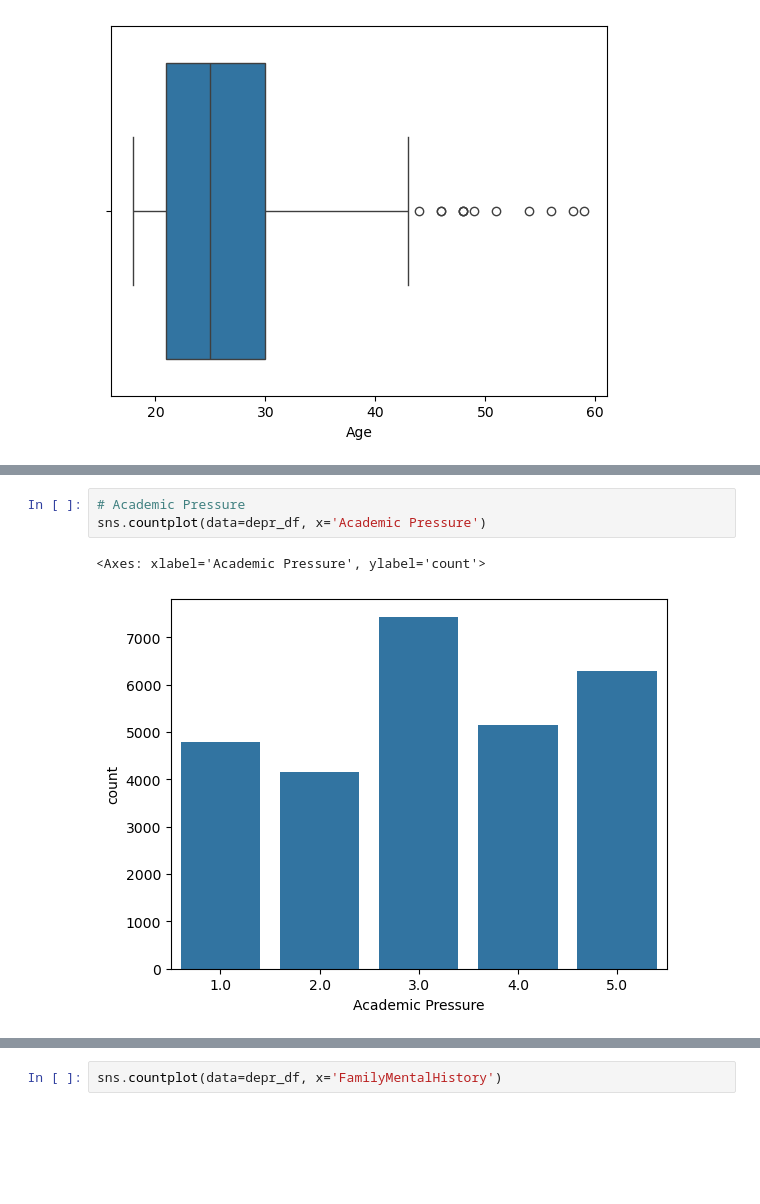
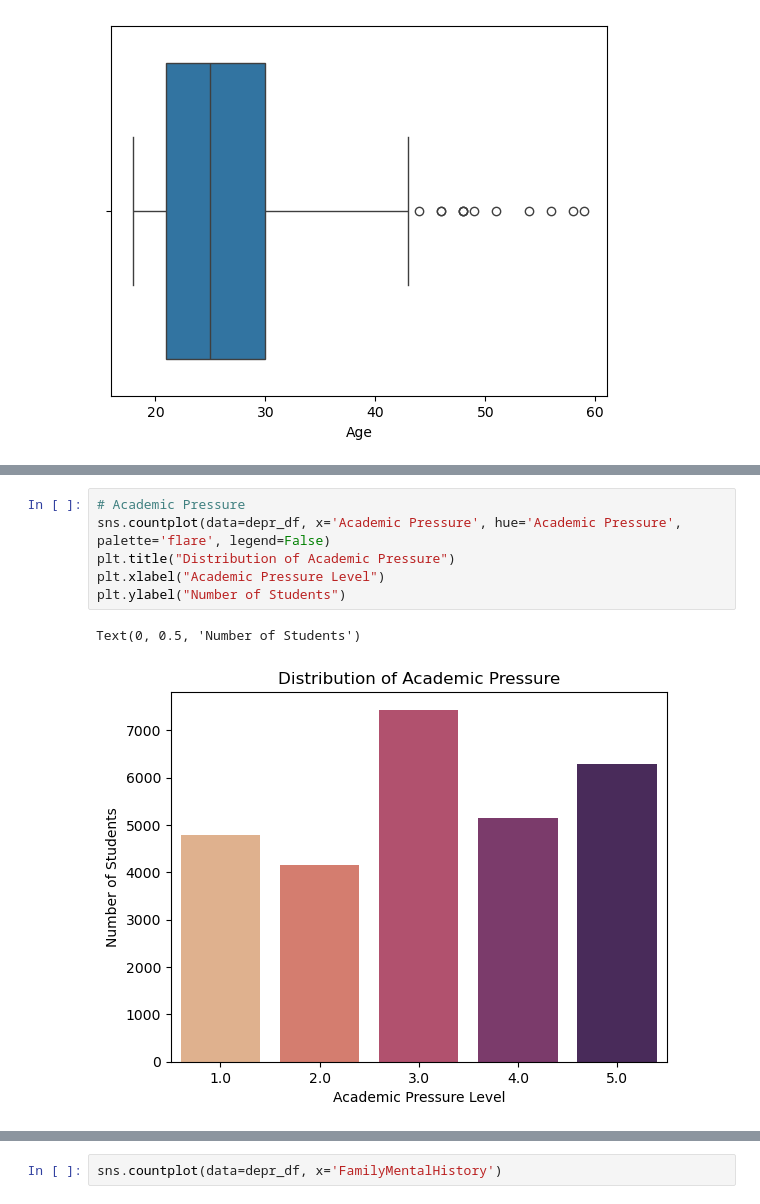
Before and after one commit to Siddharth-Saravanan/Student_Depression_Analysis_and_Prediction_using_Machine_Learning, a Jupyter notebook: student_depression_prediction.ipynb, the cells around one changed output, grey strips where cells are left out. Saved outputs shown, nothing was run; the diff lists cells and outputs as text; blank space fills up the shorter version.

Commit message:
Modified plots till Sleep Duration pie chart

```diff
--- a/student_depression_prediction.ipynb
+++ b/student_depression_prediction.ipynb
@@ -576,6 +606,9 @@ sns.boxplot(data=depr_df, x='Age')
 # %%
 # Academic Pressure
-sns.countplot(data=depr_df, x='Academic Pressure')
+sns.countplot(data=depr_df, x='Academic Pressure', hue='Academic Pressure', palette='flare', legend=False)
+plt.title("Distribution of Academic Pressure")
+plt.xlabel("Academic Pressure Level")
+plt.ylabel("Number of Students")
 # %% [output]
-<Axes: xlabel='Academic Pressure', ylabel='count'>
+Text(0, 0.5, 'Number of Students')
-[figure, old version]
+[figure, new version]
```
Also changed, not shown: parts of 7 cells of this notebook.
